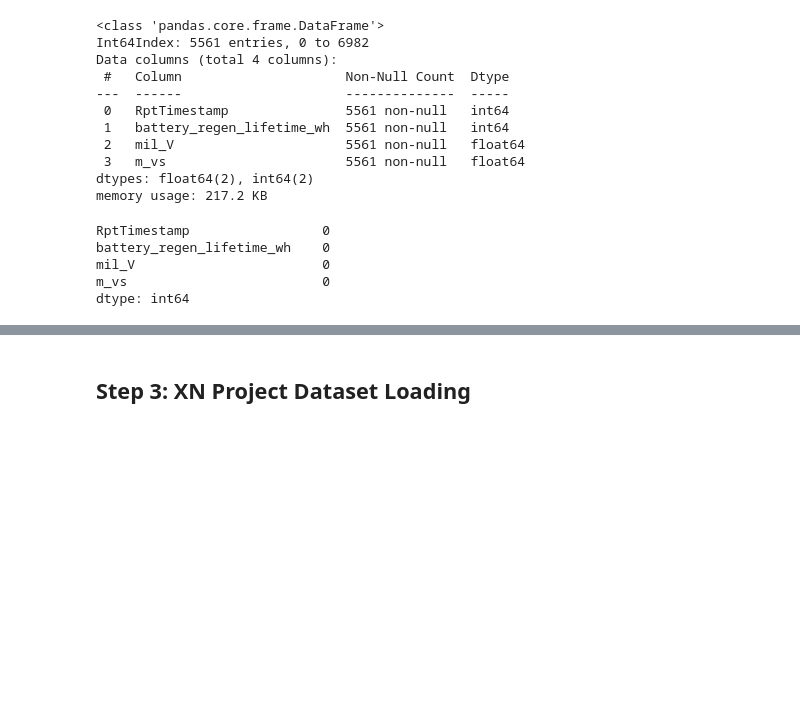
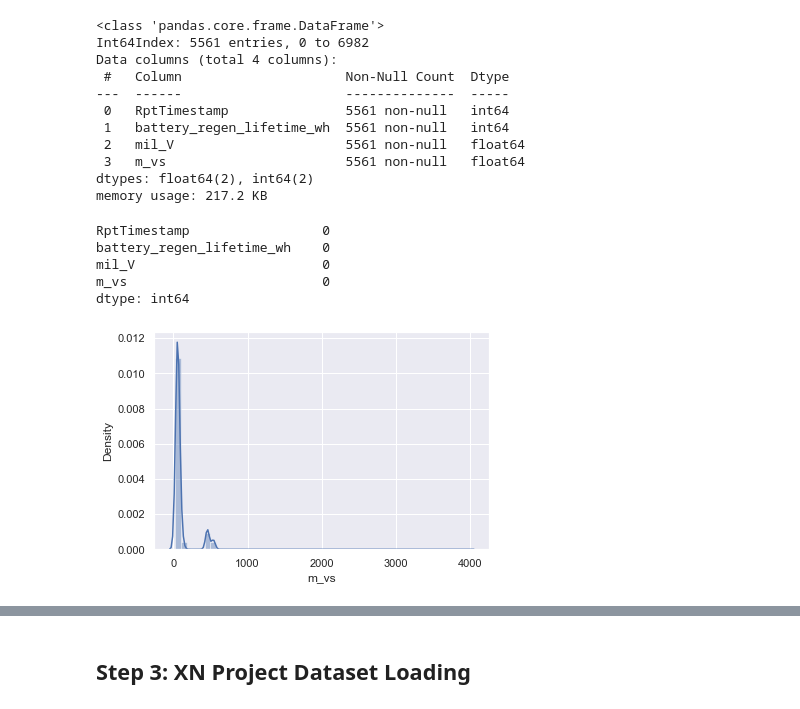
Before and after one commit to yfu6/7280XNProject, a Jupyter notebook: 7280 Model-Copy1.ipynb, the cells around one changed output, grey strips where cells are left out. Drawn from its saved outputs; the diff is of its cells as text; code cells hidden in the pictures; blank space fills up the shorter version.

Commit message:
Add files via upload
Changes on Visualize

```diff
--- a/7280 Model-Copy1.ipynb
+++ b/7280 Model-Copy1.ipynb
@@ -104,6 +100,13 @@ battery_regen_lifetime_wh    0
 mil_V                        0
 m_vs                         0
 dtype: int64
+# %%
+import seaborn as sns, numpy as np
+sns.set_theme(); np.random.seed(0)
+ax = sns.distplot(data['m_vs'])
+plt.show()
+# %% [output]
+[figure, added]
 # %%
 # Innitial x and y value for dataset load
 # target = features['m_vs']
```
Also changed, not shown: parts of 6 cells of this notebook.
